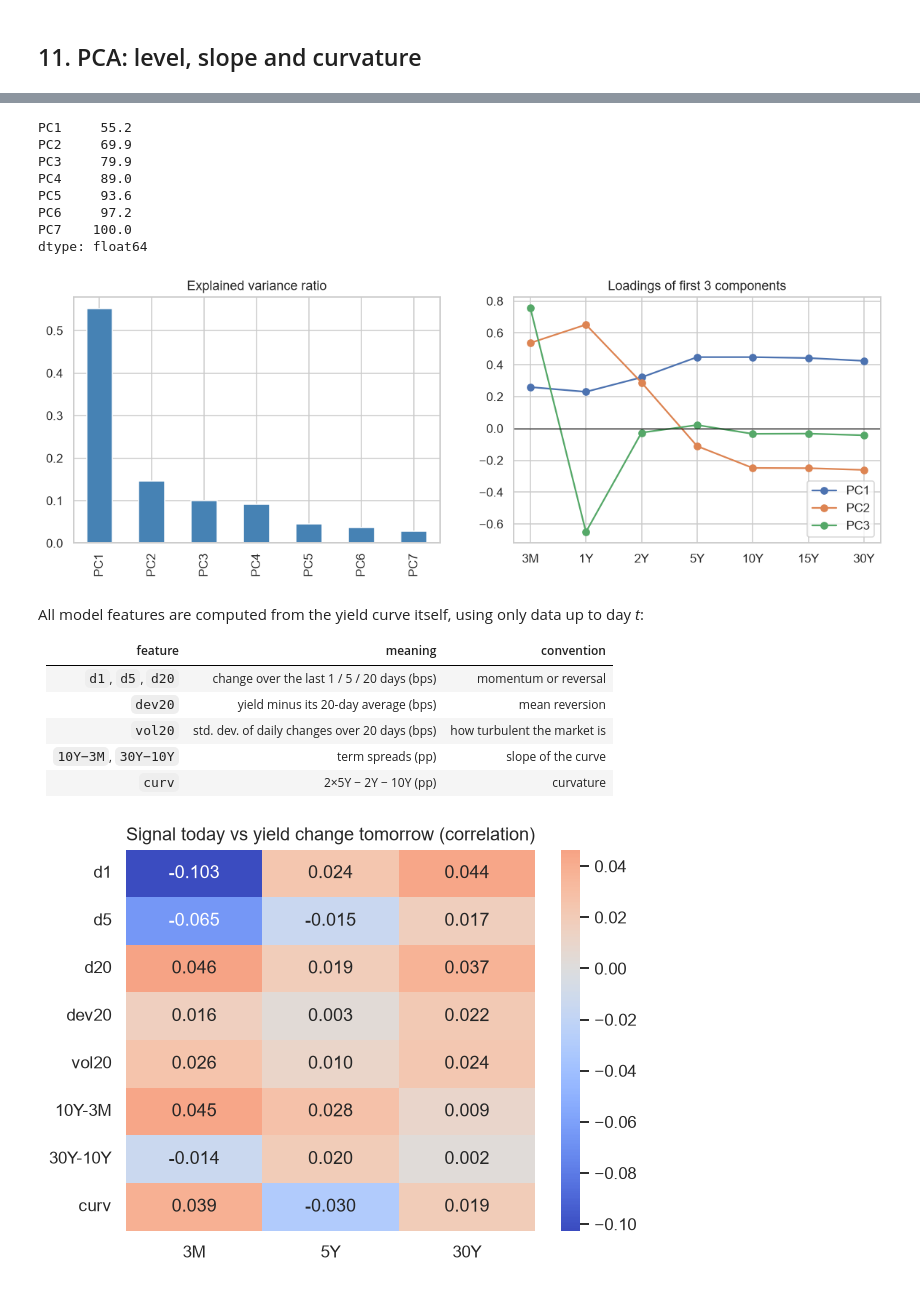
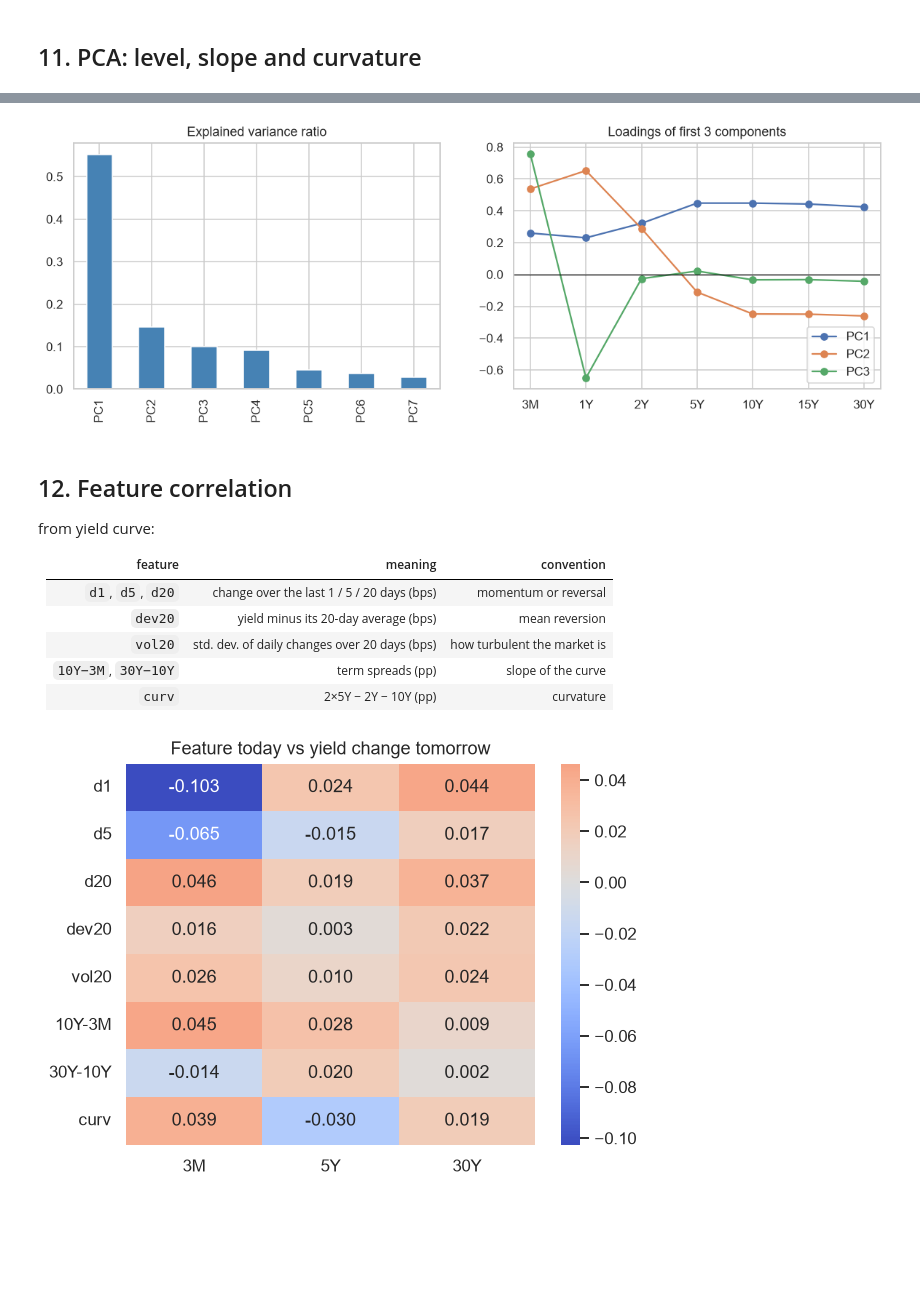
Before and after one commit to Krish-Arun/Yield_Curve_Prediction, a Jupyter notebook: 01_data_eda.ipynb, the cells around one changed output, grey strips where cells are left out. Drawn from its saved outputs; the diff is of its cells as text; code cells hidden in the pictures; blank space fills up the shorter version.

```diff
--- a/01_data_eda.ipynb
+++ b/01_data_eda.ipynb
@@ -287,7 +270,7 @@ from sklearn.preprocessing import StandardScaler
 Z = StandardScaler().fit_transform(changes)
 pca = PCA().fit(Z)
 explained = pd.Series(pca.explained_variance_ratio_, index=[f"PC{i+1}" for i in range(len(TENORS))])
-print((explained.cumsum() * 100).round(1))
+# print((explained.cumsum() * 100).round(1))
 
 fig, axes = plt.subplots(1, 2, figsize=(13, 4))
 explained.plot.bar(ax=axes[0], color="steelblue")
@@ -300,17 +283,11 @@ axes[1].legend()
 savefig("07_pca")
 plt.show()
 # %% [output]
-PC1     55.2
-PC2     69.9
-PC3     79.9
-PC4     89.0
-PC5     93.6
-PC6     97.2
-PC7    100.0
-dtype: float64
 [figure]
 # %% [markdown]
-All model features are computed from the yield curve itself, using only data up to day *t*:
+## 12. Feature correlation
+
+from yield curve:
 
 | feature | meaning | convention |
 |---|---|---|
@@ -322,27 +299,27 @@ All model features are computed from the yield curve itself, using only data up
 # %%
 TARGETS = ["3M", "5Y", "30Y"]
 lead = {}
 for t in TARGETS:
     y = data[t]
     d1 = y.diff() * 100
     signals = pd.DataFrame({
         "d1": d1,
         "d5": y.diff(5) * 100,
         "d20": y.diff(20) * 100,
         "dev20": (y - y.rolling(20).mean()) * 100,
         "vol20": d1.rolling(20).std(),
         "10Y-3M": data["10Y"] - data["3M"],
         "30Y-10Y": data["30Y"] - data["10Y"],
         "curv": 2 * data["5Y"] - data["2Y"] - data["10Y"],
     })
     next_change = y.diff().shift(-1) * 100
     lead[t] = signals.corrwith(next_change)
 
 lead = pd.DataFrame(lead)
 plt.figure(figsize=(6, 4.5))
 sns.heatmap(lead, annot=True, fmt=".3f", cmap="coolwarm", center=0)
-plt.title("Feature today vs yield change tomorrow (correlation)")
+plt.title("Feature today vs yield change tomorrow")
 savefig("08_lead_correlations")
 plt.show()
 # %% [output]
-[figure, old version]
+[figure, new version]
```
Also changed, not shown: parts of 10 cells of this notebook, 4 other files.
